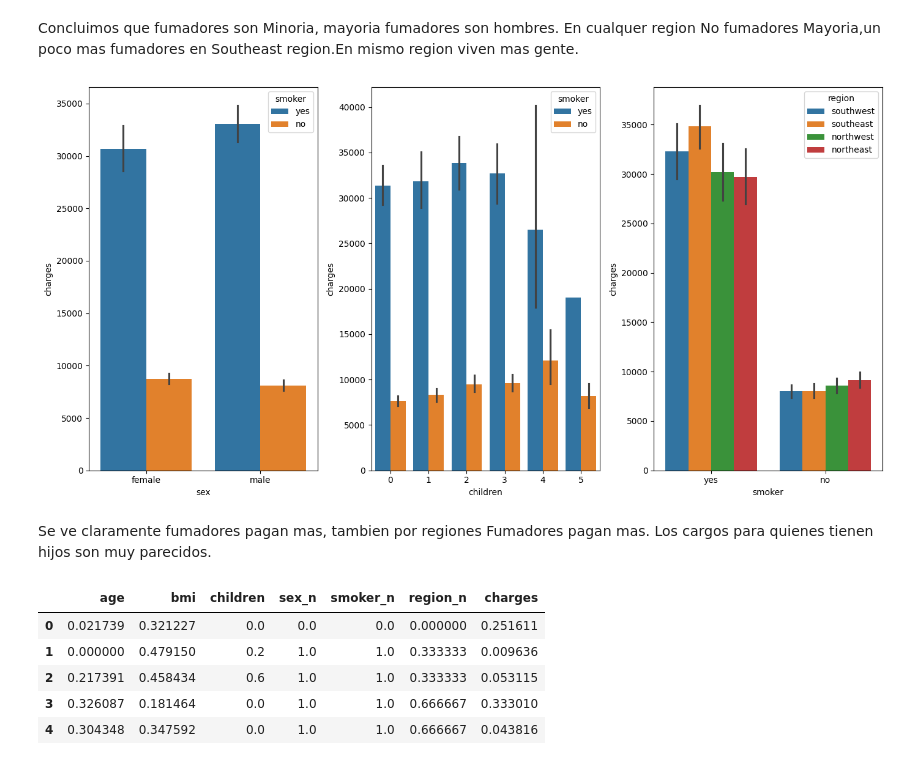
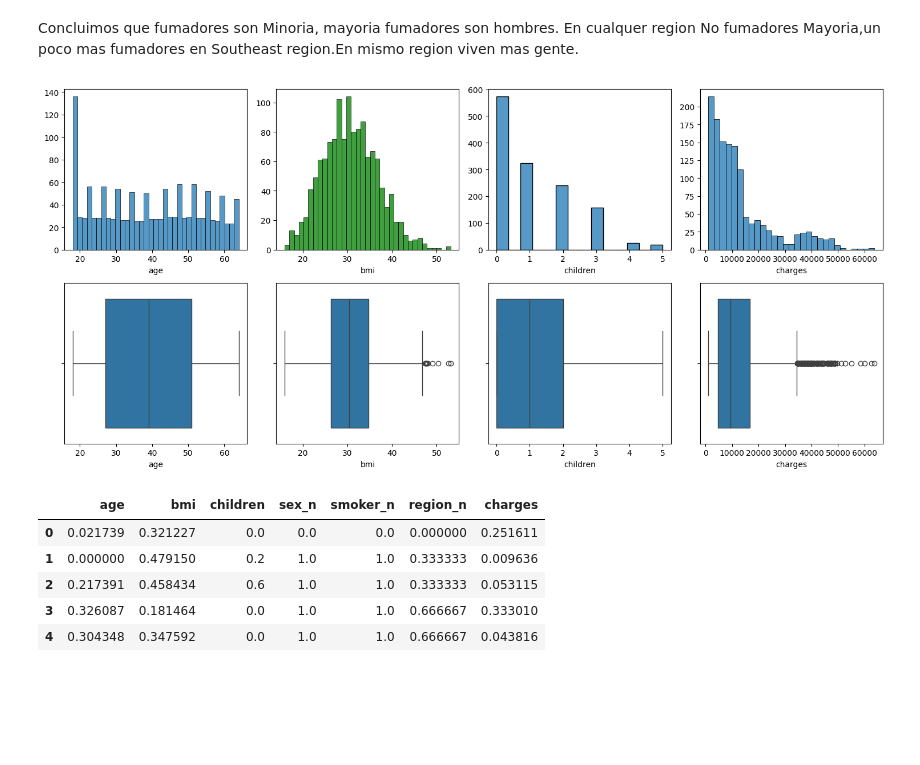
Before and after one commit to 4GeeksAcademy/Olga_K_lineal-regression, a Jupyter notebook: src/explore.ipynb, the cells around one changed output. Saved outputs shown, nothing was run; the diff lists cells and outputs as text; code cells hidden in the pictures; blank space fills up the shorter version.

```diff
--- a/src/explore.ipynb
+++ b/src/explore.ipynb
@@ -252,20 +252,35 @@ plt.show()
 [figure]
 # %% [markdown]
 Concluimos que fumadores son Minoria, mayoria fumadores son hombres. En cualquer region No fumadores Mayoria,un poco mas fumadores en Southeast region.En mismo region viven mas gente.
-# %%
-fig, axis = plt.subplots(figsize = (14, 7), ncols = 3)
-
-sns.barplot(ax = axis[0], data = total_data_sinduplicados, x = "sex", y = "charges", hue = "smoker")
-sns.barplot(ax = axis[1], data = total_data_sinduplicados, x = "children", y = "charges", hue = "smoker")
-sns.barplot(ax = axis[2], data = total_data_sinduplicados, y = "charges", x = "smoker", hue = "region")
-
-plt.tight_layout()
-
-plt.show()
-# %% [output]
-[figure, removed]
-# %% [markdown]
-Se ve claramente fumadores pagan mas, tambien por regiones Fumadores pagan mas. Los cargos para quienes tienen hijos son muy parecidos.
+# %%
+
+fig, axis = plt.subplots(2, 4, figsize = (15, 7))
+
+sns.histplot(ax = axis[0, 0], data = total_data_sinduplicados, x = "age",bins=35).set(ylabel = None)
+sns.boxplot(ax = axis[1, 0], data = total_data_sinduplicados, x = "age")
+
+sns.histplot(ax = axis[0, 1], data = total_data_sinduplicados, x = "bmi",bins=35, color='green').set(ylabel = None)
+sns.boxplot(ax = axis[1, 1], data = total_data_sinduplicados, x = "bmi")
+
+sns.histplot(ax = axis[0, 2], data = total_data_sinduplicados, x = "children").set(ylabel = None)
+sns.boxplot(ax = axis[1, 2], data = total_data_sinduplicados, x = "children")
+
+sns.histplot(ax = axis[0, 3], data = total_data_sinduplicados, x = "charges").set(ylabel = None)
+sns.boxplot(ax = axis[1, 3], data = total_data_sinduplicados, x = "charges")
+
+
+
+
+# Ajustar el layout
+plt.tight_layout()
+
+# Mostrar el plot
+plt.show()
+
+
+plt.show()
+# %% [output]
+[figure, added]
 # %%
 # Min-Max scaler
 
```
Also changed, not shown: parts of 1 cell of this notebook.
